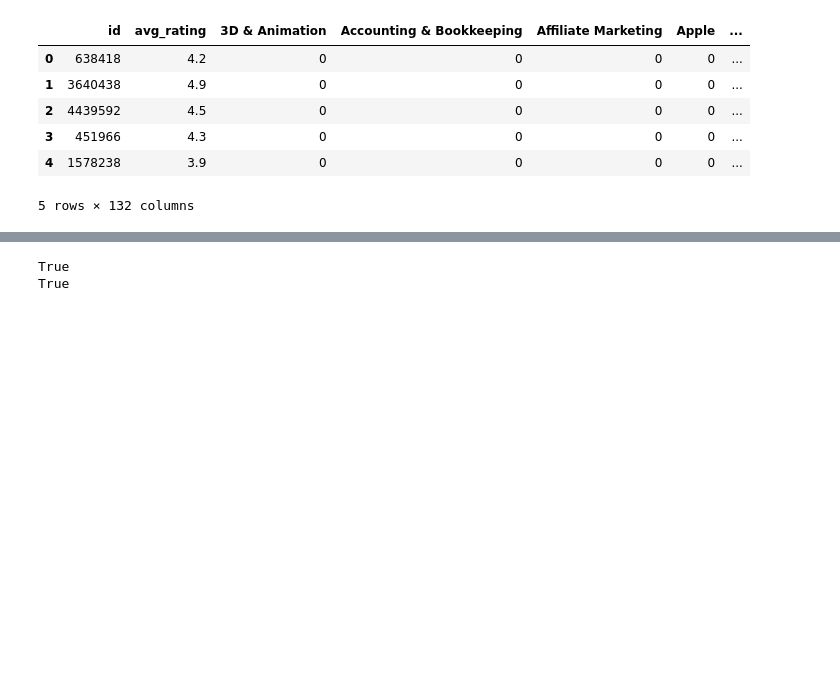
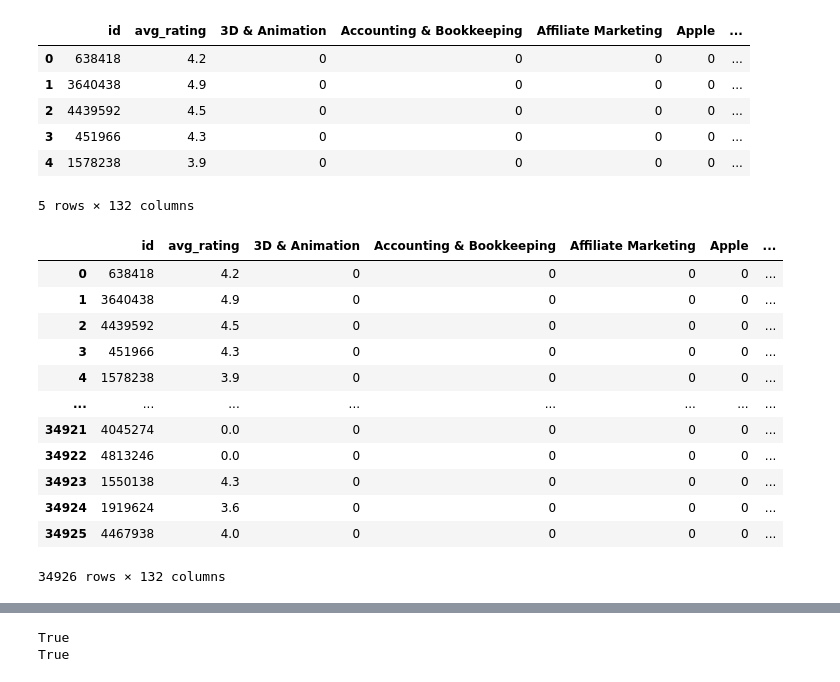
Before and after one commit to YousefAllam221b/Bachelor, a Jupyter notebook: Model.ipynb, the cells around one changed output, grey strips where cells are left out. Drawn from its saved outputs; the diff is of its cells as text; code cells hidden in the pictures; blank space fills up the shorter version.

```diff
--- a/Model.ipynb
+++ b/Model.ipynb
@@ -101,0 +102,16 @@ scaledata = True  # applies the standard scalar to data if true
+# %%
+item_train_save
+# %% [output]
+|  | id | avg_rating | 3D & Animation | Accounting & Bookkeeping | Affiliate Marketing | Apple | ... |
+| 0 | 638418 | 4.2 | 0 | 0 | 0 | 0 | ... |
+| 1 | 3640438 | 4.9 | 0 | 0 | 0 | 0 | ... |
+| 2 | 4439592 | 4.5 | 0 | 0 | 0 | 0 | ... |
+| 3 | 451966 | 4.3 | 0 | 0 | 0 | 0 | ... |
+| 4 | 1578238 | 3.9 | 0 | 0 | 0 | 0 | ... |
+| ... | ... | ... | ... | ... | ... | ... | ... |
+| 34921 | 4045274 | 0.0 | 0 | 0 | 0 | 0 | ... |
+| 34922 | 4813246 | 0.0 | 0 | 0 | 0 | 0 | ... |
+| 34923 | 1550138 | 4.3 | 0 | 0 | 0 | 0 | ... |
+| 34924 | 1919624 | 3.6 | 0 | 0 | 0 | 0 | ... |
+| 34925 | 4467938 | 4.0 | 0 | 0 | 0 | 0 | ... |
+34926 rows × 132 columns
```
Also changed, not shown: parts of 33 cells of this notebook.
